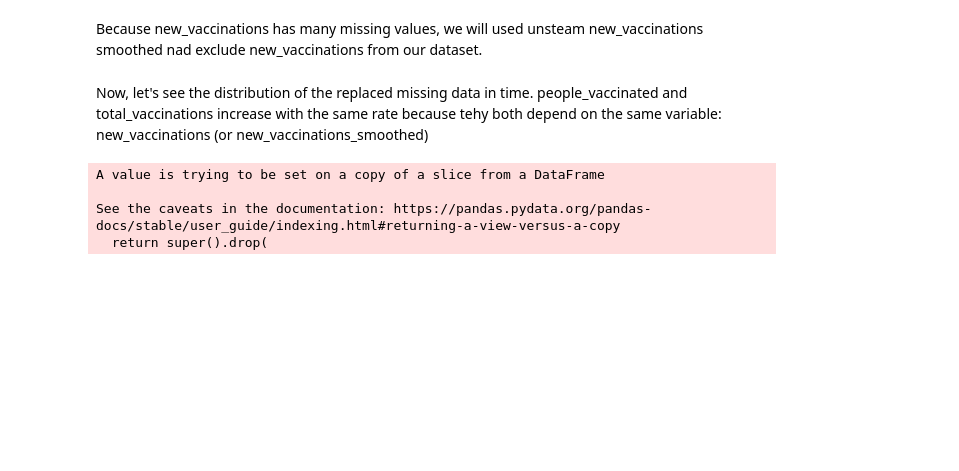
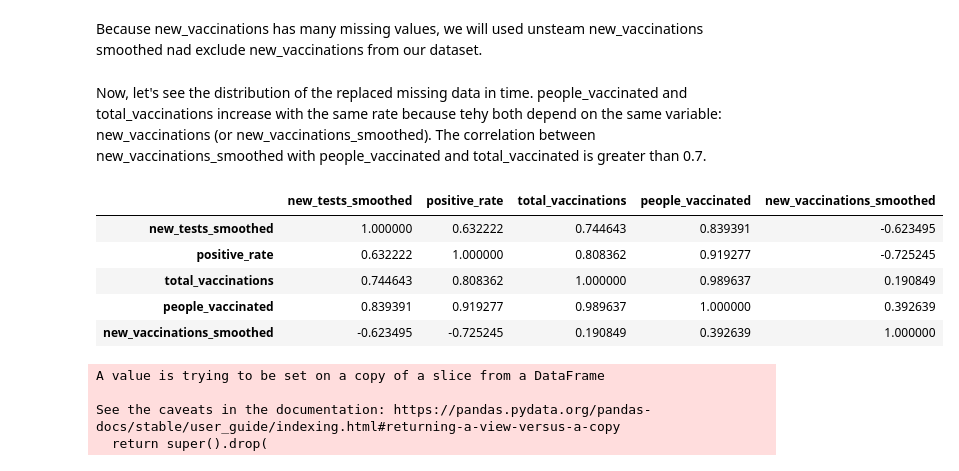
Before and after one commit to iondodon/covid19, a Jupyter notebook: ion.ipynb, the cells around one changed output. Saved outputs shown, nothing was run; the diff lists cells and outputs as text; code cells hidden in the pictures; blank space fills up the shorter version.

```diff
--- a/ion.ipynb
+++ b/ion.ipynb
@@ -204,7 +204,16 @@ As we can see, there is a period of time when the data about people_vaccinated a
 # %% [markdown]
 Because new_vaccinations has many missing values, we will used unsteam new_vaccinations smoothed nad exclude new_vaccinations from our dataset.
 # %% [markdown]
-Now, let's see the distribution of the replaced missing data in time. people_vaccinated and total_vaccinations increase with the same rate because tehy both depend on the same variable: new_vaccinations (or new_vaccinations_smoothed)
+Now, let's see the distribution of the replaced missing data in time. people_vaccinated and total_vaccinations increase with the same rate because tehy both depend on the same variable: new_vaccinations (or new_vaccinations_smoothed). The correlation between new_vaccinations_smoothed with people_vaccinated and total_vaccinated is greater than 0.7.
+# %%
+dataset.corr()
+# %% [output]
+|  | new_tests_smoothed | positive_rate | total_vaccinations | people_vaccinated | new_vaccinations_smoothed |
+| new_tests_smoothed | 1.000000 | 0.632222 | 0.744643 | 0.839391 | -0.623495 |
+| positive_rate | 0.632222 | 1.000000 | 0.808362 | 0.919277 | -0.725245 |
+| total_vaccinations | 0.744643 | 0.808362 | 1.000000 | 0.989637 | 0.190849 |
+| people_vaccinated | 0.839391 | 0.919277 | 0.989637 | 1.000000 | 0.392639 |
+| new_vaccinations_smoothed | -0.623495 | -0.725245 | 0.190849 | 0.392639 | 1.000000 |
 # %%
 dataset.drop('new_vaccinations', axis='columns', inplace=True)
 
```
Also changed, not shown: parts of 1 cell of this notebook.
